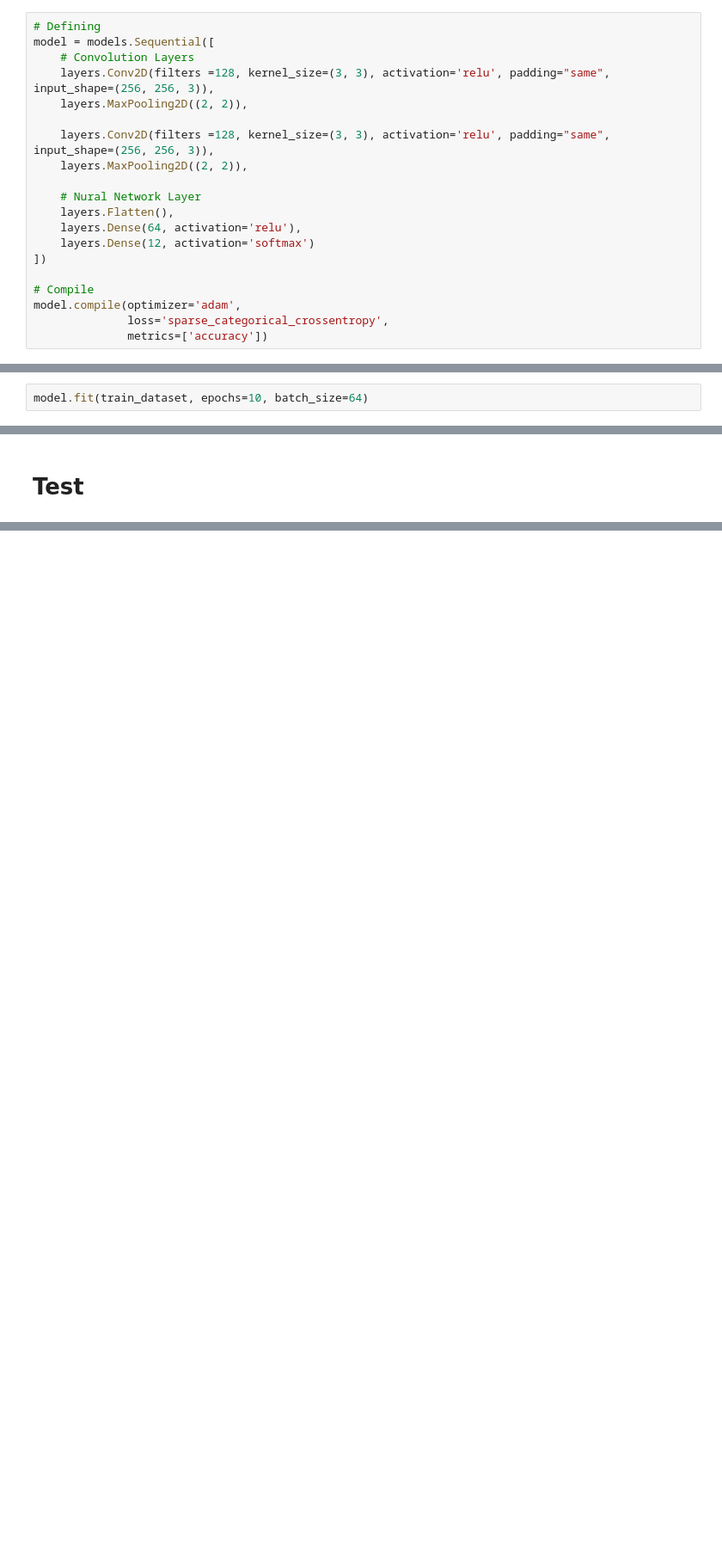
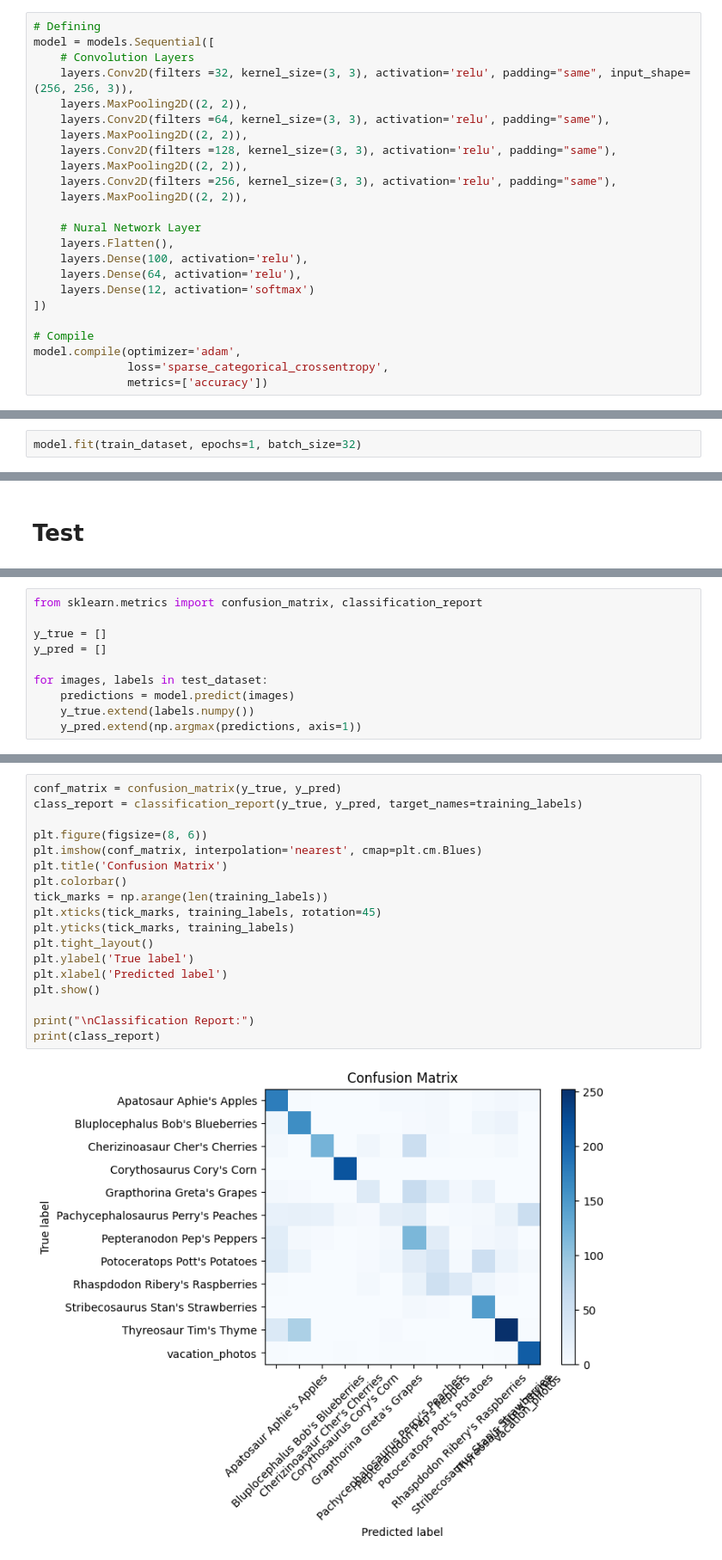
Before and after one commit to Manas-AI-Taskphase/Vivek_Singh, a Jupyter notebook: CNN/CNN.ipynb, the cells around one changed output, grey strips where cells are left out. Shown: that part at 86% size. Cells and saved outputs as stored; diff of their text form; blank space fills up the shorter version.

Commit message:
"First CNN Model after tuning"

```diff
--- a/CNN/CNN.ipynb
+++ b/CNN/CNN.ipynb
@@ -42,14 +38,18 @@ Found 2424 files belonging to 12 classes.
 # Defining
 model = models.Sequential([
     # Convolution Layers
-    layers.Conv2D(filters =128, kernel_size=(3, 3), activation='relu', padding="same", input_shape=(256, 256, 3)),
+    layers.Conv2D(filters =32, kernel_size=(3, 3), activation='relu', padding="same", input_shape=(256, 256, 3)),
     layers.MaxPooling2D((2, 2)),
-
-    layers.Conv2D(filters =128, kernel_size=(3, 3), activation='relu', padding="same", input_shape=(256, 256, 3)),
+    layers.Conv2D(filters =64, kernel_size=(3, 3), activation='relu', padding="same"),
+    layers.MaxPooling2D((2, 2)),
+    layers.Conv2D(filters =128, kernel_size=(3, 3), activation='relu', padding="same"),
+    layers.MaxPooling2D((2, 2)),
+    layers.Conv2D(filters =256, kernel_size=(3, 3), activation='relu', padding="same"),
     layers.MaxPooling2D((2, 2)),
 
     # Nural Network Layer
     layers.Flatten(),
+    layers.Dense(100, activation='relu'),
     layers.Dense(64, activation='relu'),
     layers.Dense(12, activation='softmax')
 ])
@@ -61,5 +61,5 @@ model.compile(optimizer='adam',
 # %% [markdown]
 # Training
 # %%
-model.fit(train_dataset, epochs=10, batch_size=64)
+model.fit(train_dataset, epochs=1, batch_size=32)
 # %% [output]
@@ -73,0 +81,10 @@ loss, accuracy = model.evaluate(
+# %%
+from sklearn.metrics import confusion_matrix, classification_report
+
+y_true = []
+y_pred = []
+
+for images, labels in test_dataset:
+    predictions = model.predict(images)
+    y_true.extend(labels.numpy())
+    y_pred.extend(np.argmax(predictions, axis=1))
@@ -73,0 +109,20 @@ loss, accuracy = model.evaluate(
+# %%
+conf_matrix = confusion_matrix(y_true, y_pred)
+class_report = classification_report(y_true, y_pred, target_names=training_labels)
+
+plt.figure(figsize=(8, 6))
+plt.imshow(conf_matrix, interpolation='nearest', cmap=plt.cm.Blues)
+plt.title('Confusion Matrix')
+plt.colorbar()
+tick_marks = np.arange(len(training_labels))
+plt.xticks(tick_marks, training_labels, rotation=45)
+plt.yticks(tick_marks, training_labels)
+plt.tight_layout()
+plt.ylabel('True label')
+plt.xlabel('Predicted label')
+plt.show()
+
+print("\nClassification Report:")
+print(class_report)
+# %% [output]
+[figure, added]
```
Also changed, not shown: parts of 8 cells of this notebook, 6 other files.
